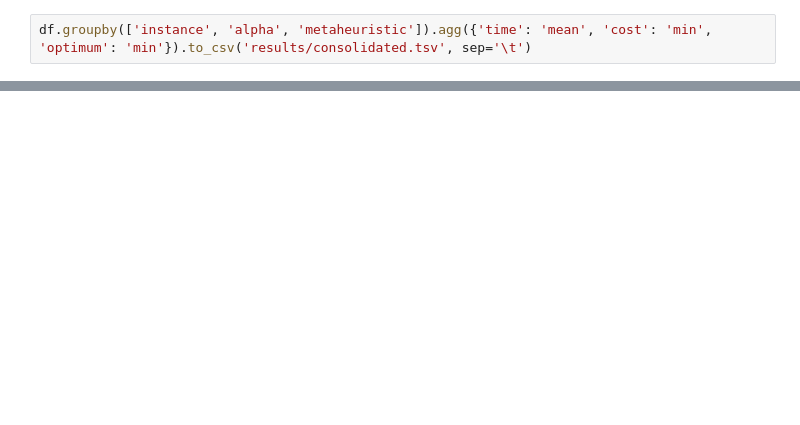
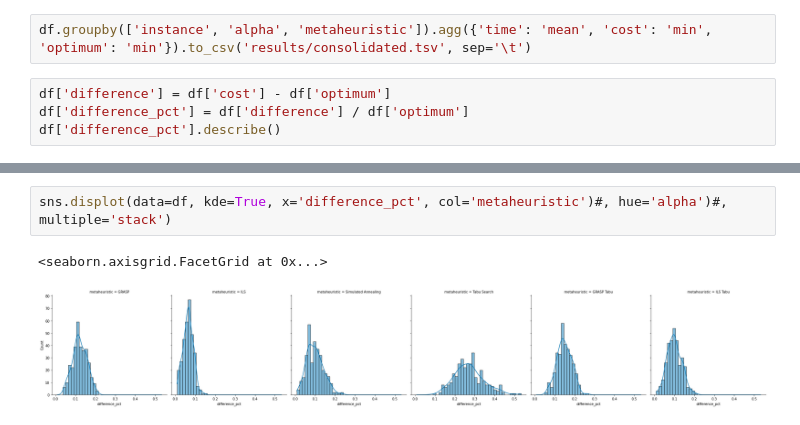
Before and after one commit to BBenicio/teo-2021-1, a Jupyter notebook: cvrp.ipynb, the cells around one changed output, grey strips where cells are left out. Saved outputs shown, nothing was run; the diff lists cells and outputs as text; blank space fills up the shorter version.

```diff
--- a/cvrp.ipynb
+++ b/cvrp.ipynb
@@ -68,2 +86,6 @@ df.head()
 # %%
 df.groupby(['instance', 'alpha', 'metaheuristic']).agg({'time': 'mean', 'cost': 'min', 'optimum': 'min'}).to_csv('results/consolidated.tsv', sep='\t')
+# %%
+df['difference'] = df['cost'] - df['optimum']
+df['difference_pct'] = df['difference'] / df['optimum']
+df['difference_pct'].describe()
@@ -69,0 +113,5 @@ df.groupby(['instance', 'alpha', 'metaheuristic']).agg({'time': 'mean', 'cost':
+# %%
+sns.displot(data=df, kde=True, x='difference_pct', col='metaheuristic')#, hue='alpha')#, multiple='stack')
+# %% [output]
+<seaborn.axisgrid.FacetGrid at 0x...>
+[figure, added]
```
Also changed, not shown: parts of 11 cells of this notebook.
